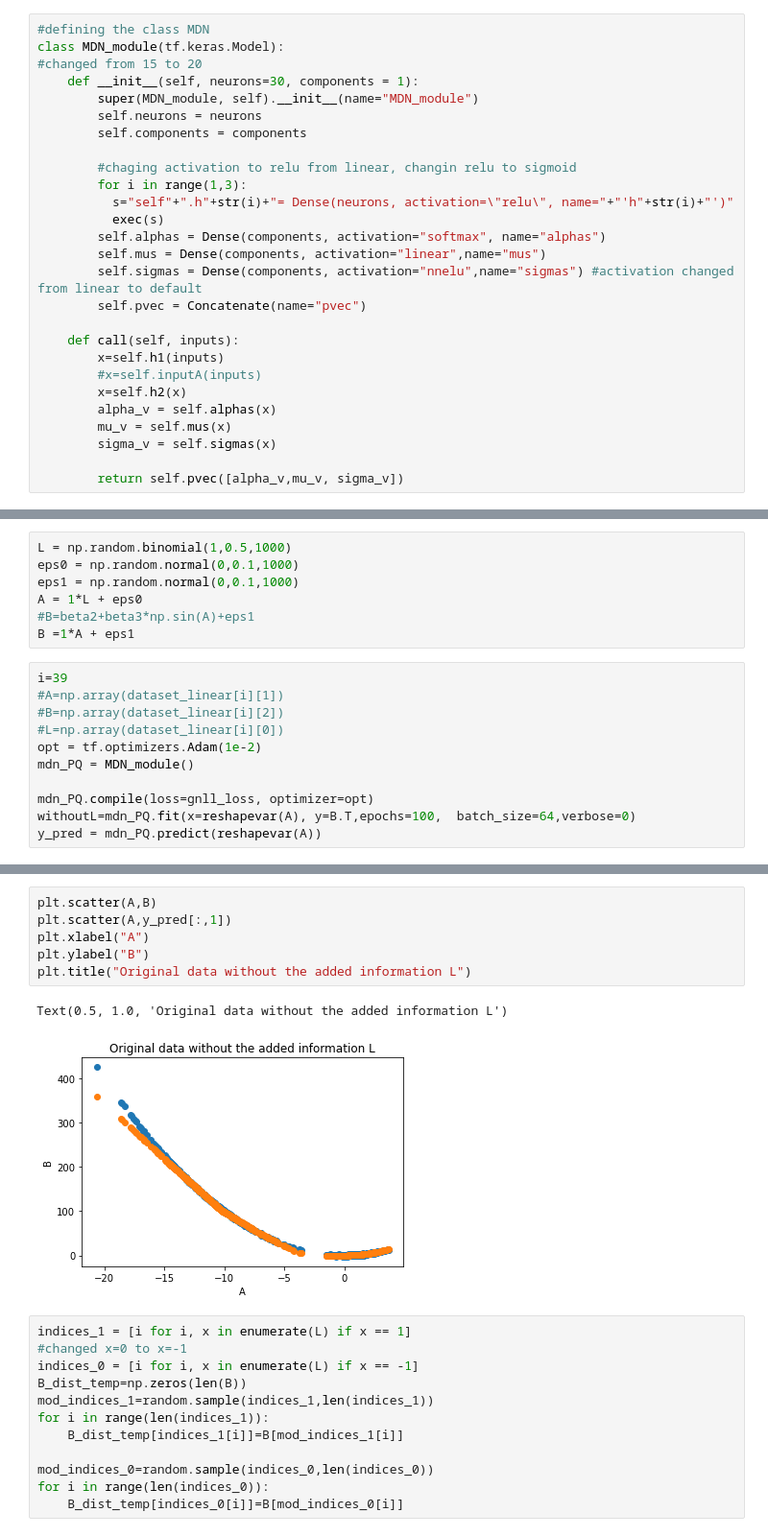
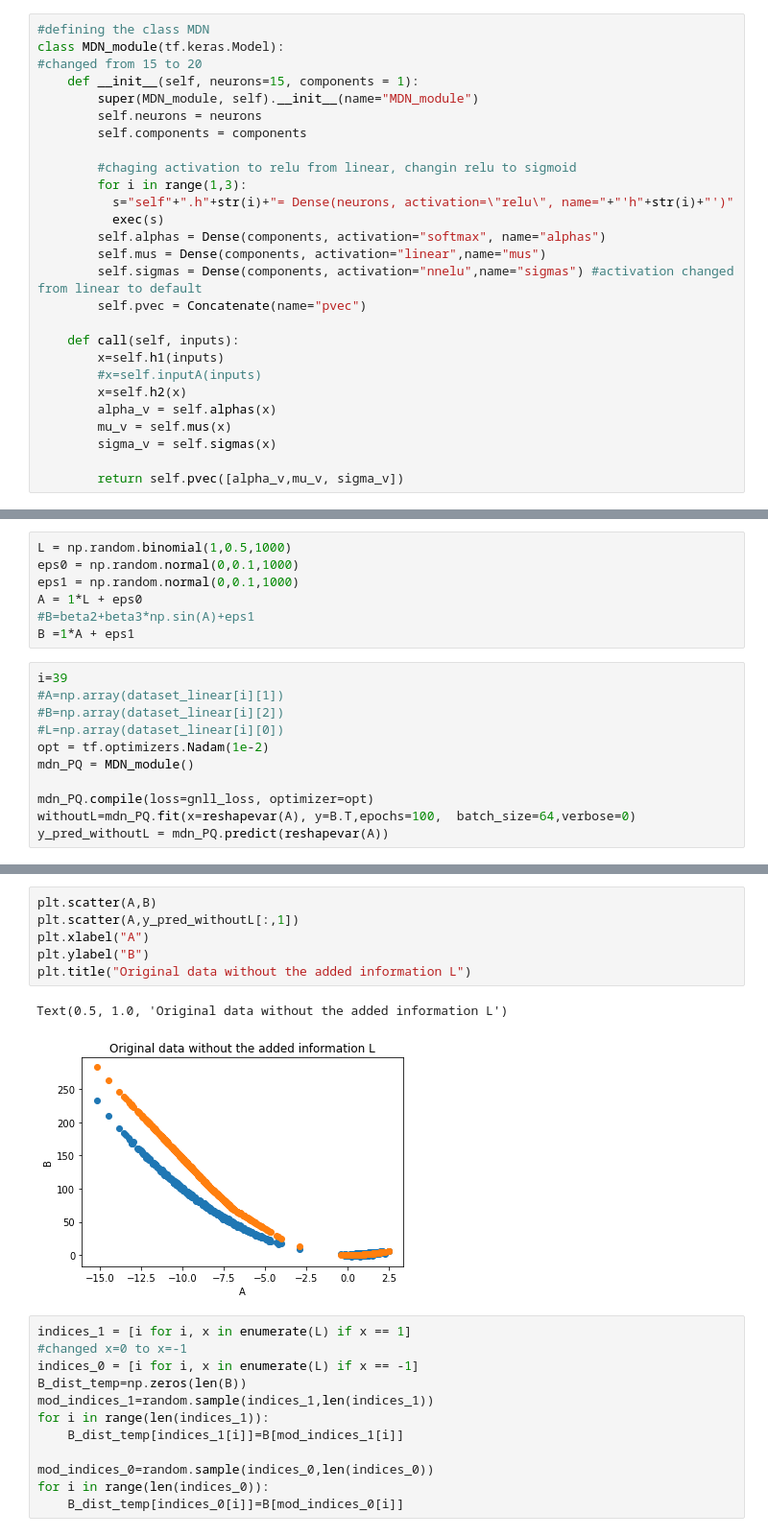
Before and after one commit to BIRDSgroup/NLCD, a Jupyter notebook: conditionaltestmodifyDebug-Copy1.ipynb, the cells around one changed output, grey strips where cells are left out. Shown at 96% size. Drawn from its saved outputs; the diff is of its cells as text.

Commit message:
plots added

```diff
--- a/conditionaltestmodifyDebug-Copy1.ipynb
+++ b/conditionaltestmodifyDebug-Copy1.ipynb
@@ -24,7 +24,7 @@ from CCIT import CCIT
 #defining the class MDN
 class MDN_module(tf.keras.Model):
 #changed from 15 to 20
-    def __init__(self, neurons=30, components = 1):
+    def __init__(self, neurons=15, components = 1):
         super(MDN_module, self).__init__(name="MDN_module")
         self.neurons = neurons
         self.components = components
@@ -517,9 +591,9 @@ i=39
 #A=np.array(dataset_linear[i][1])
 #B=np.array(dataset_linear[i][2])
 #L=np.array(dataset_linear[i][0])
-opt = tf.optimizers.Adam(1e-2)
+opt = tf.optimizers.Nadam(1e-2)
 mdn_PQ = MDN_module()
 
 mdn_PQ.compile(loss=gnll_loss, optimizer=opt)
 withoutL=mdn_PQ.fit(x=reshapevar(A), y=B.T,epochs=100,  batch_size=64,verbose=0)
-y_pred = mdn_PQ.predict(reshapevar(A))
+y_pred_withoutL = mdn_PQ.predict(reshapevar(A))
@@ -526,12 +613,12 @@ y_pred = mdn_PQ.predict(reshapevar(A))
 # %%
 plt.scatter(A,B)
-plt.scatter(A,y_pred[:,1])
+plt.scatter(A,y_pred_withoutL[:,1])
 plt.xlabel("A")
 plt.ylabel("B")
 plt.title("Original data without the added information L")
 # %% [output]
 Text(0.5, 1.0, 'Original data without the added information L')
-[figure, old version]
+[figure, new version]
 # %%
 indices_1 = [i for i, x in enumerate(L) if x == 1]
 #changed x=0 to x=-1
```
Also changed, not shown: parts of 30 cells of this notebook, 3 other files.
